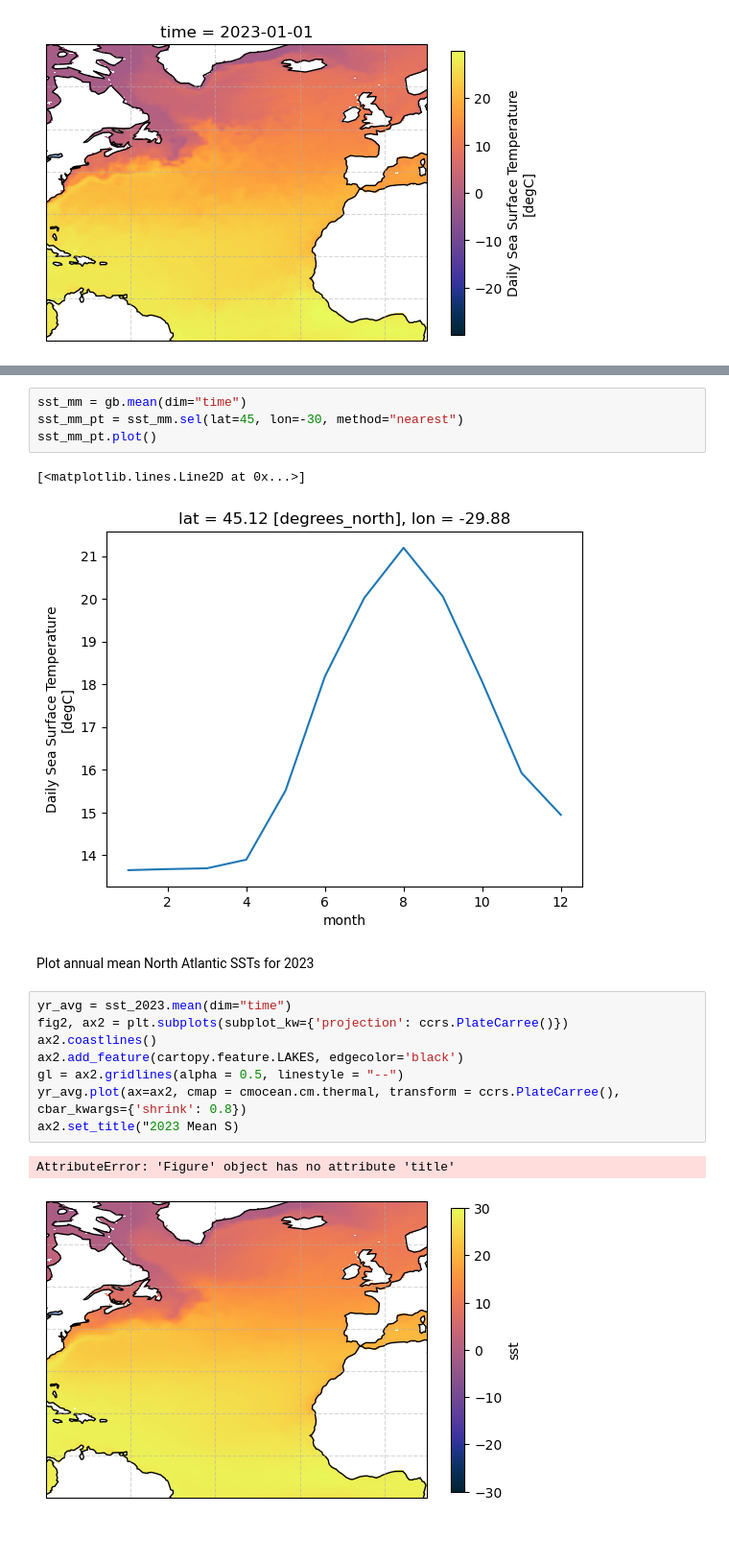
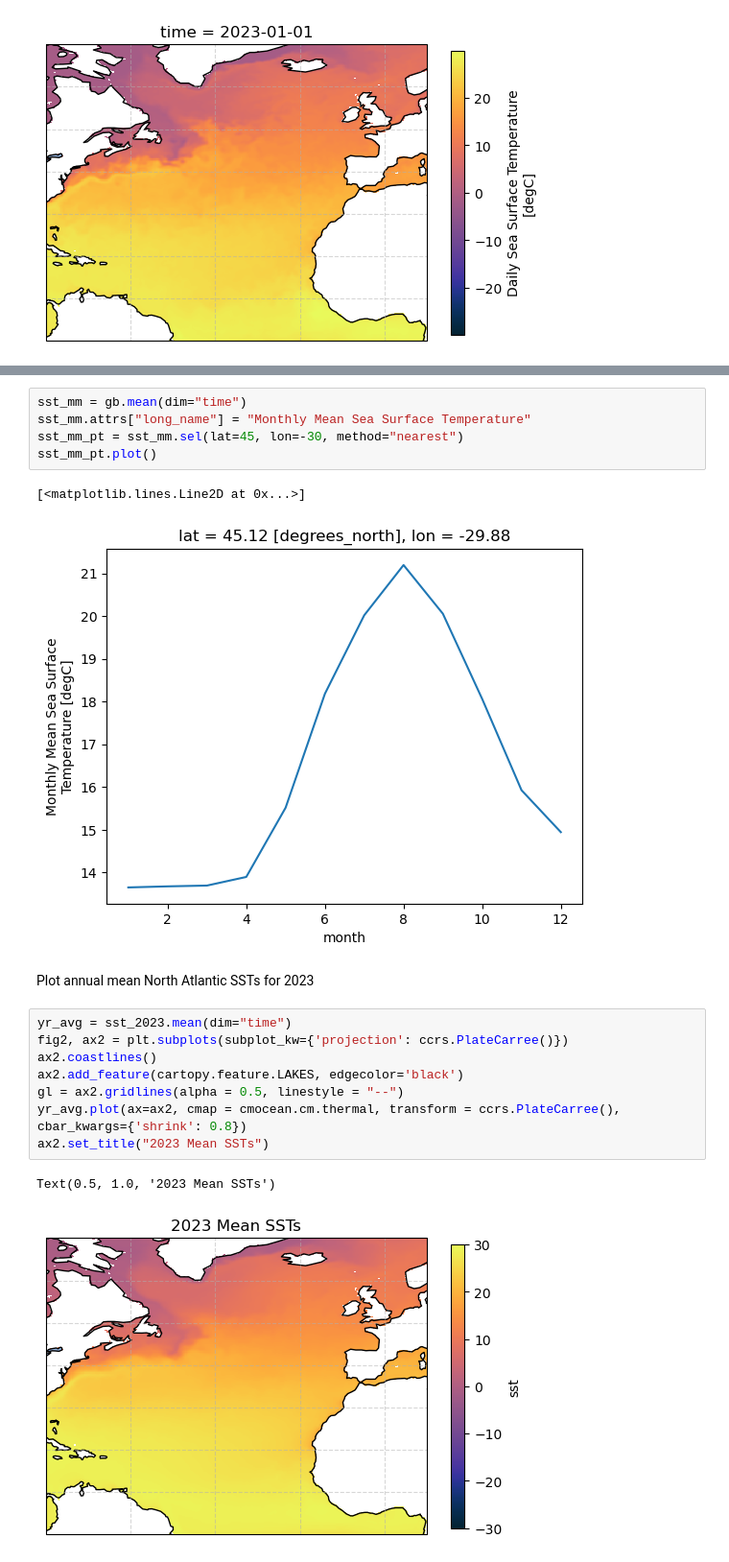
Before and after one commit to hepihl/heatwaves, a Jupyter notebook: sst_map.ipynb, the cells around one changed output, grey strips where cells are left out. Shown: that part at 96% size. Saved outputs shown, nothing was run; the diff lists cells and outputs as text; blank space fills up the shorter version.

```diff
--- a/sst_map.ipynb
+++ b/sst_map.ipynb
@@ -32,20 +32,21 @@ Plot monthly mean SST for 45 N, 30 W in 2023
 # %%
 sst_mm = gb.mean(dim="time")
+sst_mm.attrs["long_name"] = "Monthly Mean Sea Surface Temperature"
 sst_mm_pt = sst_mm.sel(lat=45, lon=-30, method="nearest")
 sst_mm_pt.plot()
 # %% [output]
 [<matplotlib.lines.Line2D at 0x...>]
-[figure, old version]
+[figure, new version]
 # %% [markdown]
 Plot annual mean North Atlantic SSTs for 2023
 # %%
 yr_avg = sst_2023.mean(dim="time")
 fig2, ax2 = plt.subplots(subplot_kw={'projection': ccrs.PlateCarree()})
 ax2.coastlines()
 ax2.add_feature(cartopy.feature.LAKES, edgecolor='black')
 gl = ax2.gridlines(alpha = 0.5, linestyle = "--")
 yr_avg.plot(ax=ax2, cmap = cmocean.cm.thermal, transform = ccrs.PlateCarree(), cbar_kwargs={'shrink': 0.8})
-ax2.set_title("2023 Mean S)
+ax2.set_title("2023 Mean SSTs")
 # %% [output]
-AttributeError: 'Figure' object has no attribute 'title'
+Text(0.5, 1.0, '2023 Mean SSTs')
-[figure, old version]
+[figure, new version]
```
Also changed, not shown: parts of 1 cell of this notebook.
